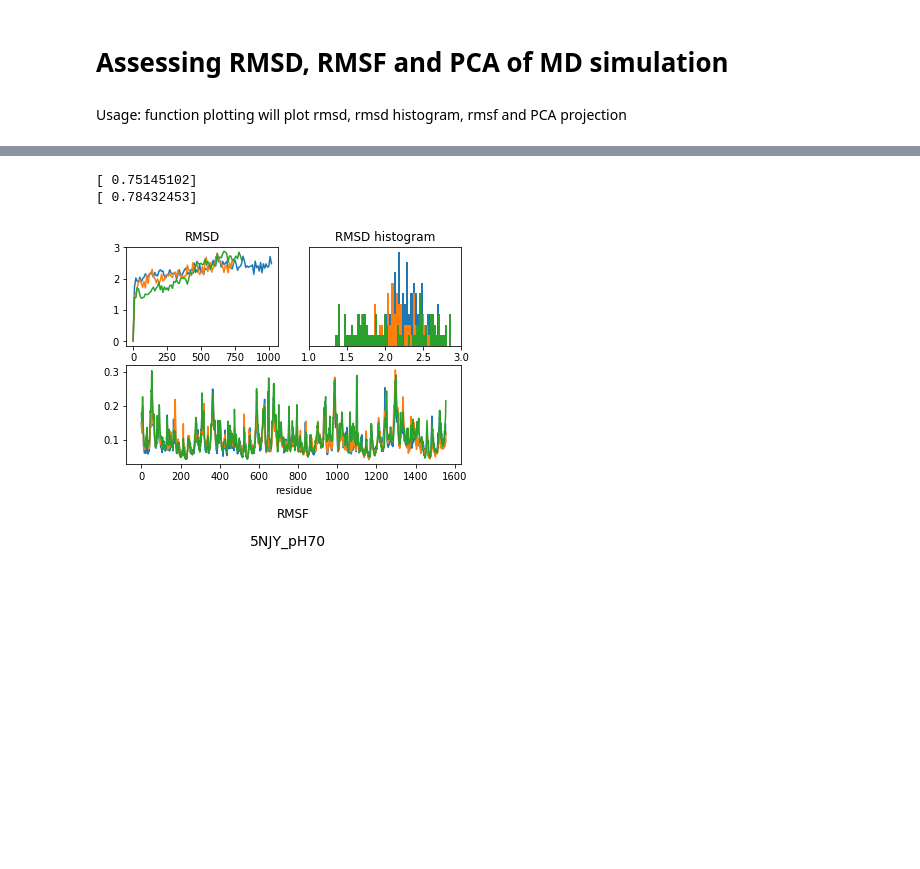
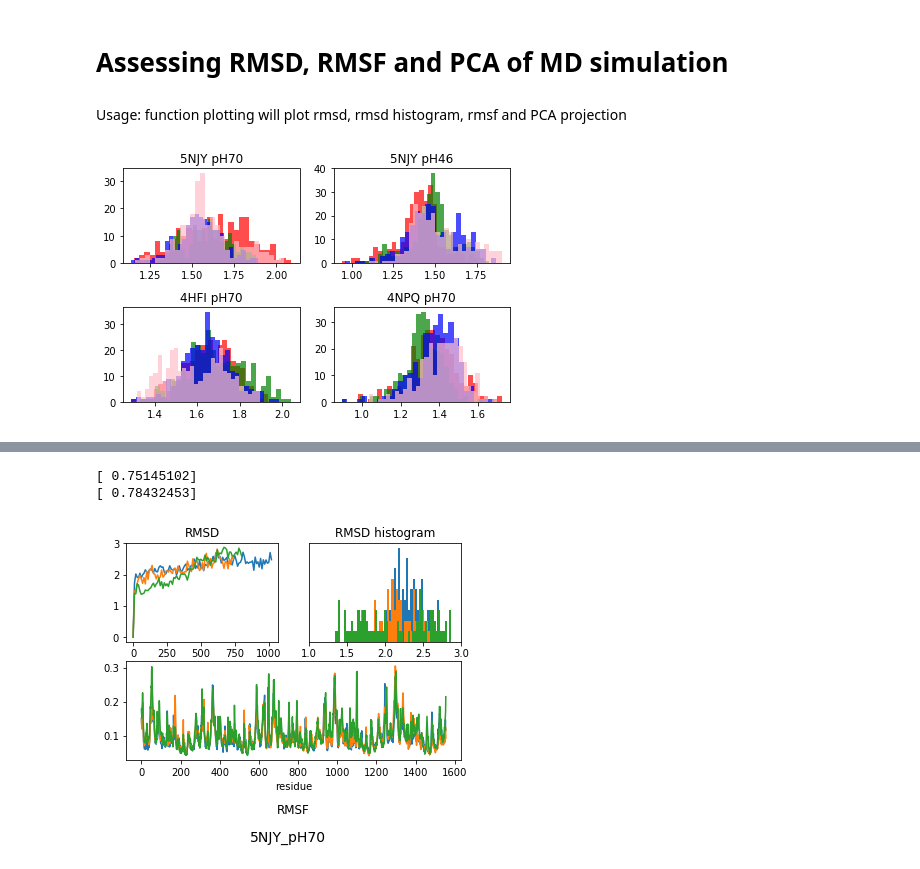
Before and after one commit to chemlove/md_data_analysis, a Jupyter notebook: Assessing RMSF and RMSD of MD simulation.ipynb, the cells around one changed output, grey strips where cells are left out. Saved outputs shown, nothing was run; the diff lists cells and outputs as text; code cells hidden in the pictures; blank space fills up the shorter version.

```diff
--- a/Assessing RMSF and RMSD of MD simulation.ipynb
+++ b/Assessing RMSF and RMSD of MD simulation.ipynb
@@ -37,0 +82,38 @@ def rmsd_dataframe(traj_name, ref_name, location = '/media/scottzhuang/data/MD/'
+# %%
+def plot_tmd_rmsd():
+    for traj_notes in traj_notess:
+        ax = plt.subplot()
+        for traj_note in traj_notes:
+            rmsd = append_rmsd_tmd_data(traj_note)
+            group = rmsd.groupby(['time'])
+            mean = group.mean()
+            errors = group.std()
+            mean.plot(yerr=errors,ax=ax)
+        plt.suptitle(traj_notes[0][:-4])
+        plt.show()
+# %%
+def plot_tmd_rmsd():
+    fig, ax = plt.subplots(nrows=2, ncols=2)
+    plot_locations = product([0,1],[0,1])
+    systems = ['5NJY pH70','5NJY pH46','4HFI pH70','4NPQ pH70']
+    mutations = ['WT','F238L','I233T','F238LI233T']
+    colors = ['red','green','blue','pink']
+    for traj_notess,plot_location,system in zip(traj_notesss,plot_locations,systems):
+
+        for traj_notes,mutation,color in zip(traj_notess,mutations,colors):
+            mean = []
+            for traj_note in traj_notes:
+                rmsd = append_rmsd_chain_data(traj_note)
+                group = rmsd.groupby(['time'])
+                mean.extend(group.mean().values[1:])
+    #            errors = group.std()
+
+    #        mean.plot(yerr=errors,ax=ax)
+            ax[plot_location].hist(np.asarray(mean).flatten(),bins=30,alpha=0.7,color=color,stacked = True)
+        ax[plot_location].set_title(system)
+    plt.tight_layout()
+    plt.savefig('RMSD.pdf')
+# %%
+plot_tmd_rmsd()
+# %% [output]
+[figure, added]
```
Also changed, not shown: parts of 6 cells of this notebook, 17 other files.
